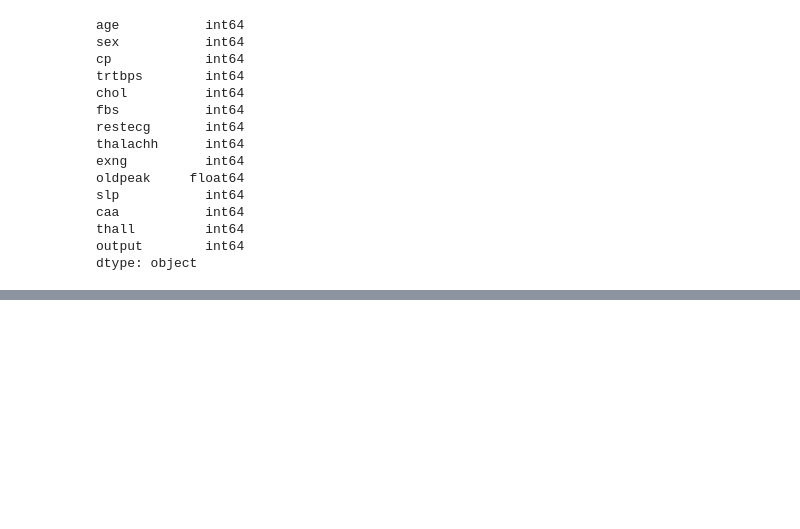
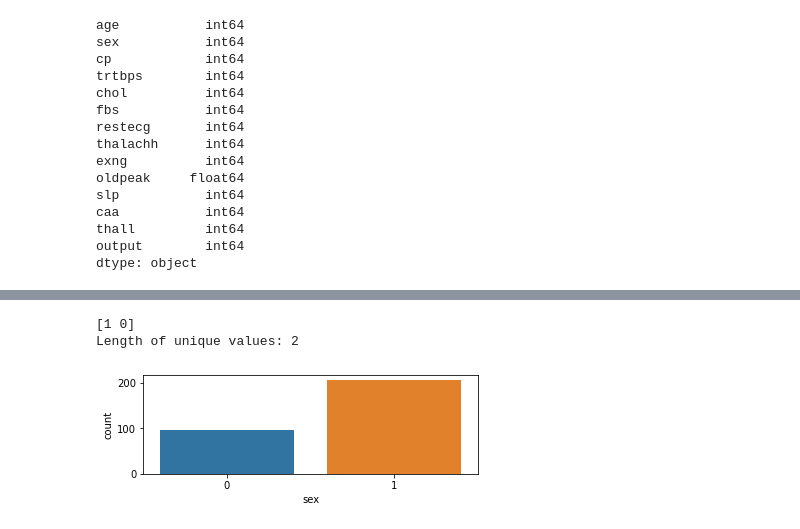
Before and after one commit to jamesjhjung/heart-attack-prediction, a Jupyter notebook: EDA.ipynb, the cells around one changed output, grey strips where cells are left out. Cells and saved outputs as stored; diff of their text form; code cells hidden in the pictures; blank space fills up the shorter version.

```diff
--- a/EDA.ipynb
+++ b/EDA.ipynb
@@ -110,0 +118,15 @@ df_num = df[['age', 'trtbps', 'chol', 'thalachh', 'oldpeak']]
+# %%
+# basic stats and frequency distribution
+def stat_freq(x):
+    print(df[x].unique())
+    print('Length of unique values: ' + str(len(df[x].unique())))
+
+    fig = plt.figure()
+    ax1 = fig.add_subplot(2,1,1)
+    sns.countplot(data = df, x = x, ax = ax1)
+# %%
+stat_freq('sex')
+# %% [output]
+[1 0]
+Length of unique values: 2
+[figure, added]
```
Also changed, not shown: parts of 9 cells of this notebook.
